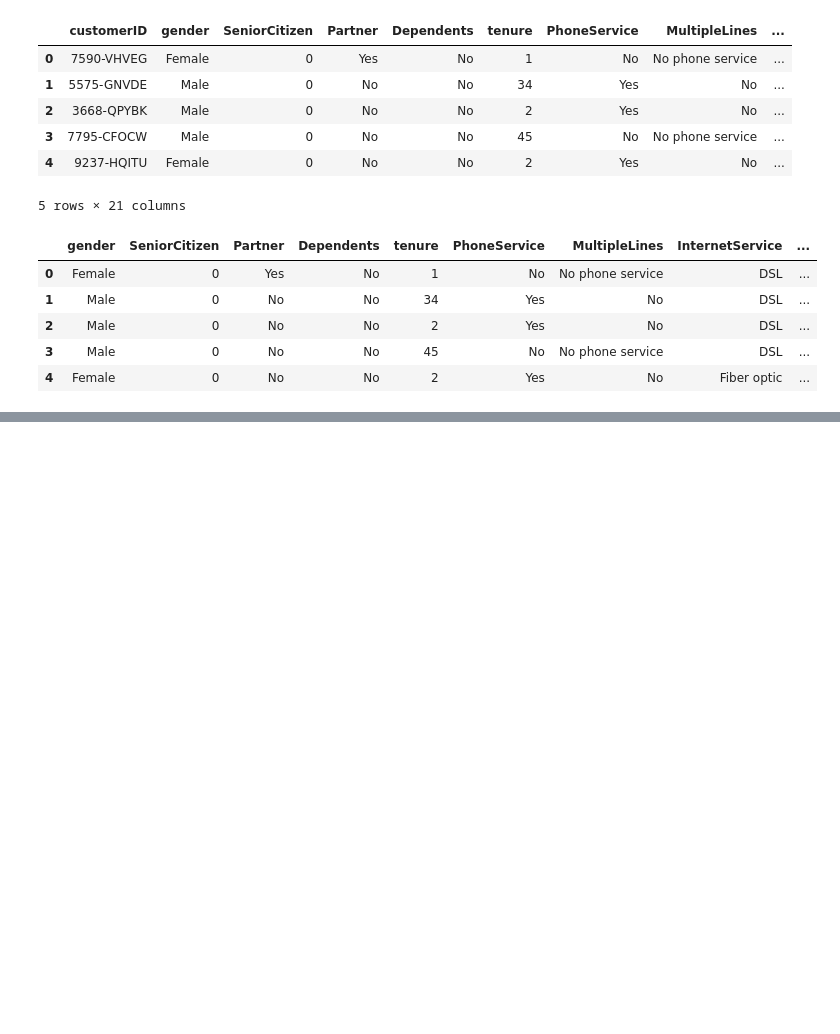
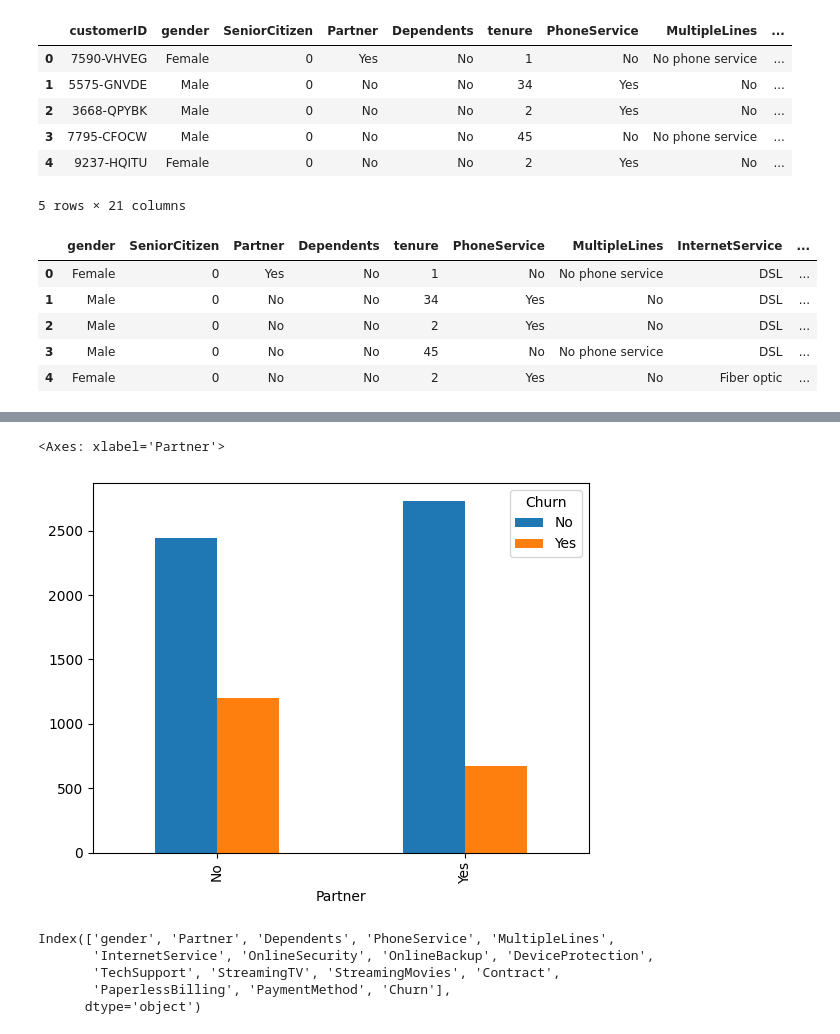
Before and after one commit to bipulshahi/theknowledgeacdemy, a Jupyter notebook: predictive_analysis/tka_predictiveAnalysis_4(KNN).ipynb, the cells around one changed output, grey strips where cells are left out. Drawn from its saved outputs; the diff is of its cells as text; code cells hidden in the pictures; blank space fills up the shorter version.

```diff
--- a/predictive_analysis/tka_predictiveAnalysis_4(KNN).ipynb
+++ b/predictive_analysis/tka_predictiveAnalysis_4(KNN).ipynb
@@ -78,0 +235,13 @@ df1.head()
+# %%
+pd.crosstab(df_non_num['Partner'], df_non_num['Churn']).plot.bar()
+# %% [output]
+<Axes: xlabel='Partner'>
+[figure, added]
+# %%
+df_non_num.columns
+# %% [output]
+Index(['gender', 'Partner', 'Dependents', 'PhoneService', 'MultipleLines',
+       'InternetService', 'OnlineSecurity', 'OnlineBackup', 'DeviceProtection',
+       'TechSupport', 'StreamingTV', 'StreamingMovies', 'Contract',
+       'PaperlessBilling', 'PaymentMethod', 'Churn'],
+      dtype='object')
```
Also changed, not shown: parts of 38 cells of this notebook.
